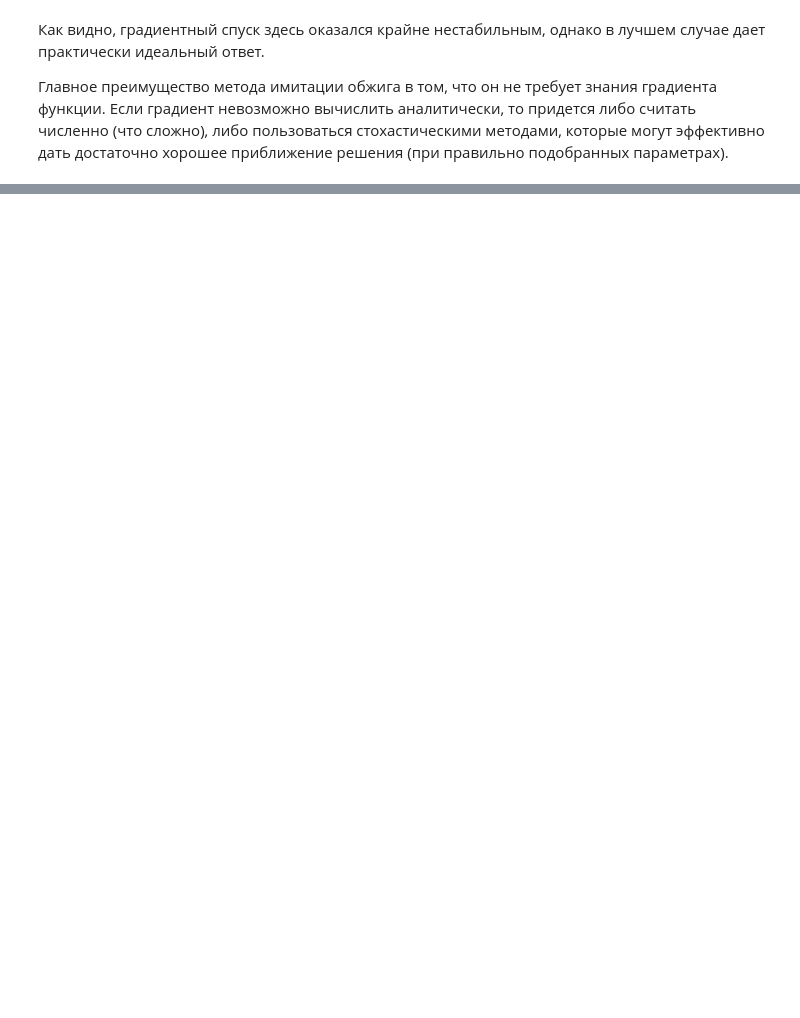
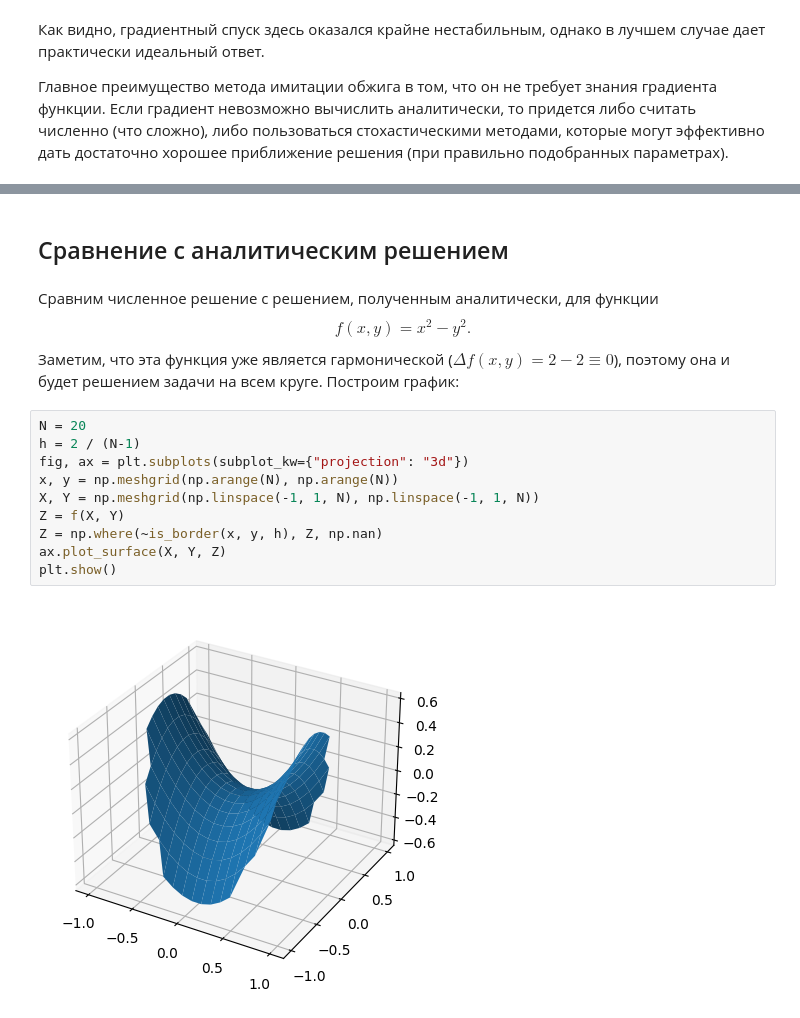
Before and after one commit to Taratin478478/practicum, a Jupyter notebook: semester_7/StochAn/stochastic__analysis_milovidov.ipynb, the cells around one changed output, grey strips where cells are left out. Cells and saved outputs as stored; diff of their text form; blank space fills up the shorter version.

```diff
--- a/semester_7/StochAn/stochastic__analysis_milovidov.ipynb
+++ b/semester_7/StochAn/stochastic__analysis_milovidov.ipynb
@@ -1587,0 +1646,18 @@ Error:
+# %% [markdown]
+## Сравнение с аналитическим решением
+# %% [markdown]
+Сравним численное решение с решением, полученным аналитически, для функции
+$$f(x, y) = x^2 - y^2.$$
+Заметим, что эта функция уже является гармонической ($\Delta f(x, y) = 2 - 2 \equiv 0$), поэтому она и будет решением задачи на всем круге. Построим график:
+# %%
+N = 20
+h = 2 / (N-1)
+fig, ax = plt.subplots(subplot_kw={"projection": "3d"})
+x, y = np.meshgrid(np.arange(N), np.arange(N))
+X, Y = np.meshgrid(np.linspace(-1, 1, N), np.linspace(-1, 1, N))
+Z = f(X, Y)
+Z = np.where(~is_border(x, y, h), Z, np.nan)
+ax.plot_surface(X, Y, Z)
+plt.show()
+# %% [output]
+[figure, added]
```
Also changed, not shown: parts of 12 cells of this notebook, 6 other files.
